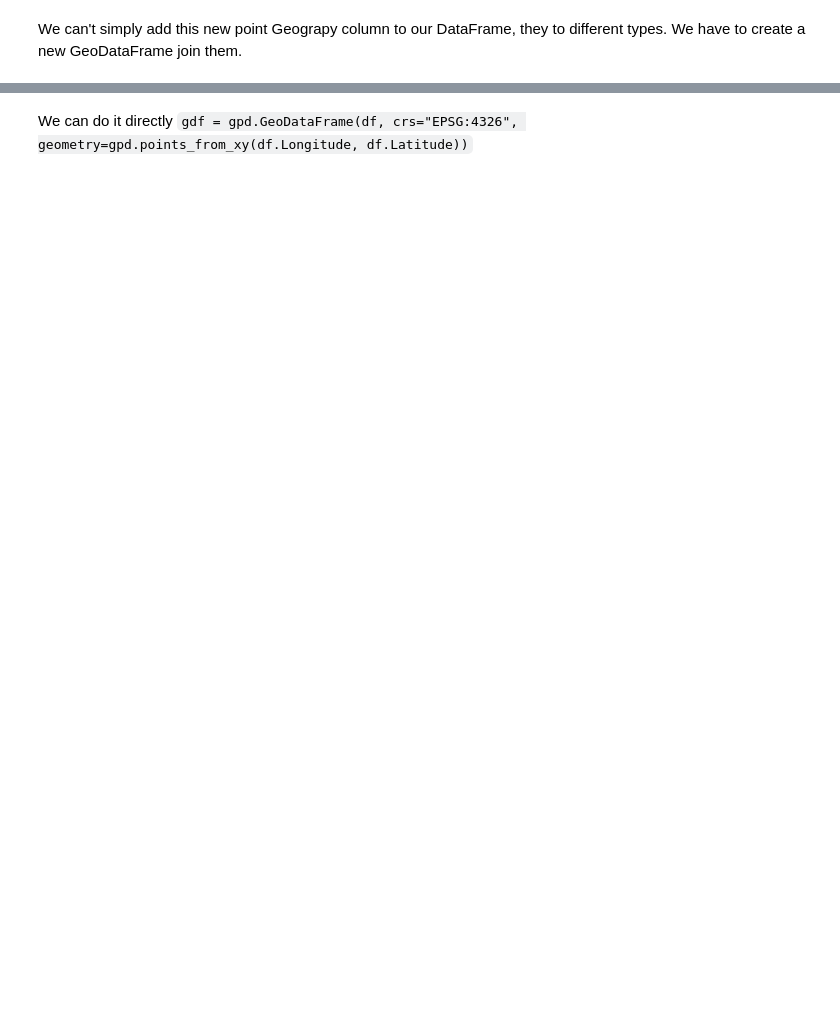
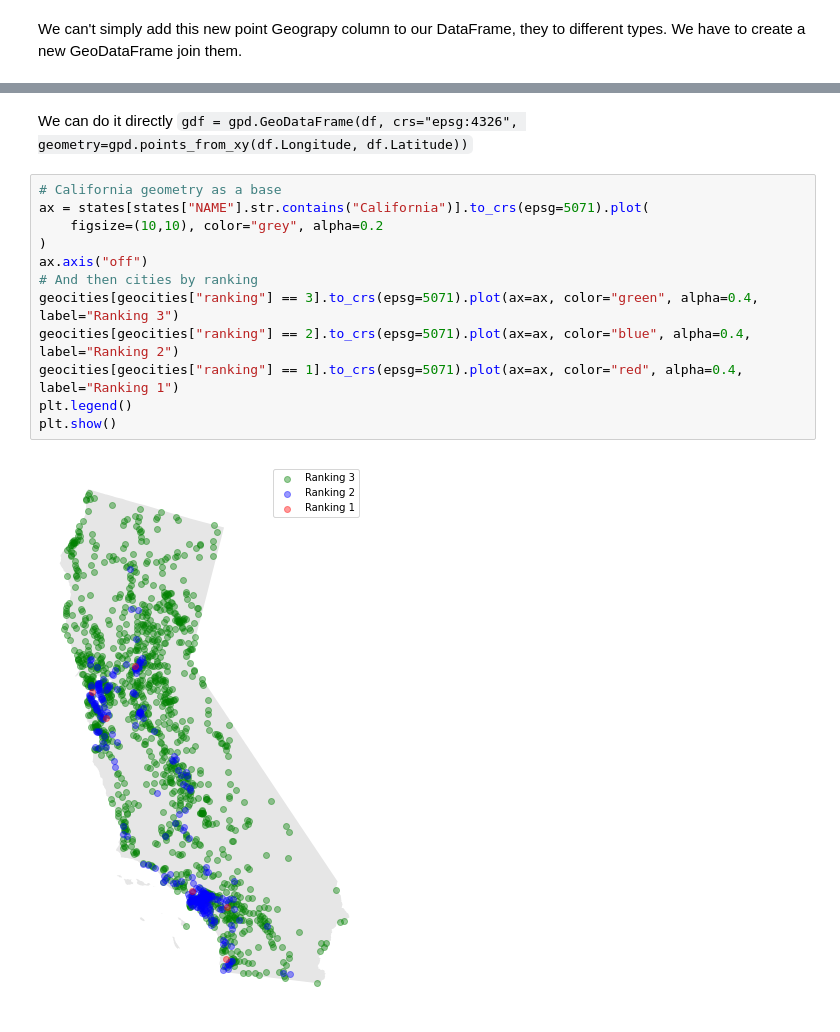
Before and after one commit to iamonmars/notebooks, a Jupyter notebook: basics/geopandas/Geopandas.ipynb, the cells around one changed output, grey strips where cells are left out. Saved outputs shown, nothing was run; the diff lists cells and outputs as text; blank space fills up the shorter version.

```diff
--- a/basics/geopandas/Geopandas.ipynb
+++ b/basics/geopandas/Geopandas.ipynb
@@ -138,2 +156,16 @@ geocities.head()
 # %% [markdown]
-We can do it directly `gdf = gpd.GeoDataFrame(df, crs="EPSG:4326", geometry=gpd.points_from_xy(df.Longitude, df.Latitude))`
+We can do it directly `gdf = gpd.GeoDataFrame(df, crs="epsg:4326", geometry=gpd.points_from_xy(df.Longitude, df.Latitude))`
+# %%
+# California geometry as a base
+ax = states[states["NAME"].str.contains("California")].to_crs(epsg=5071).plot(
+    figsize=(10,10), color="grey", alpha=0.2
+)
+ax.axis("off")
+# And then cities by ranking
+geocities[geocities["ranking"] == 3].to_crs(epsg=5071).plot(ax=ax, color="green", alpha=0.4, label="Ranking 3")
+geocities[geocities["ranking"] == 2].to_crs(epsg=5071).plot(ax=ax, color="blue", alpha=0.4, label="Ranking 2")
+geocities[geocities["ranking"] == 1].to_crs(epsg=5071).plot(ax=ax, color="red", alpha=0.4, label="Ranking 1")
+plt.legend()
+plt.show()
+# %% [output]
+[figure, added]
```
Also changed, not shown: parts of 17 cells of this notebook, 4 other files.
